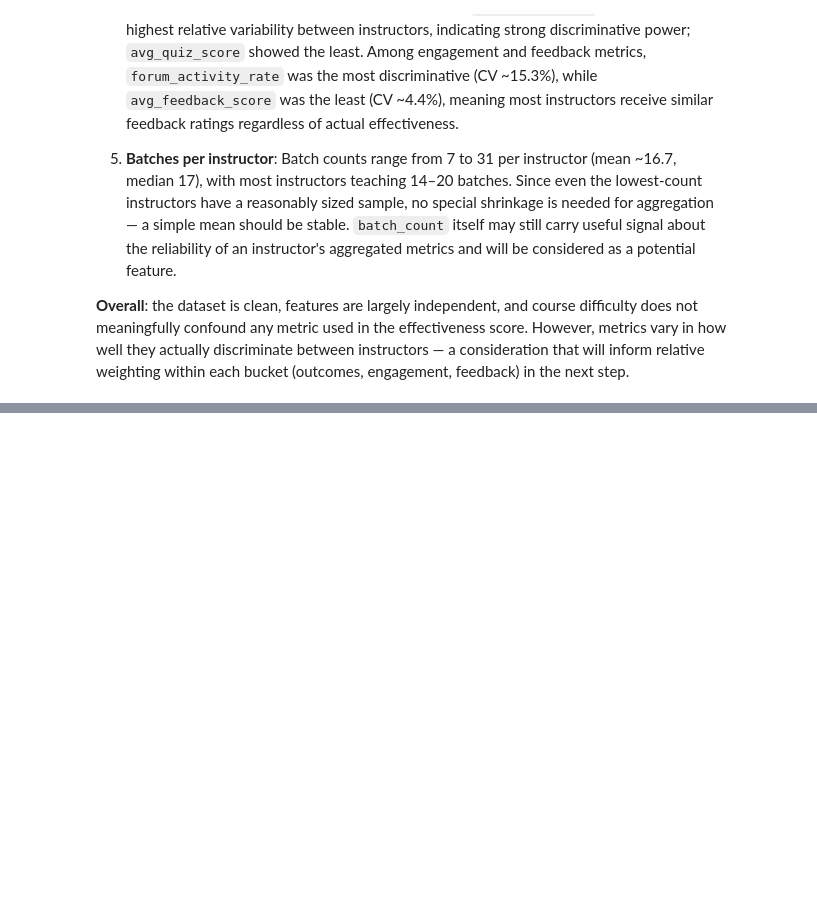
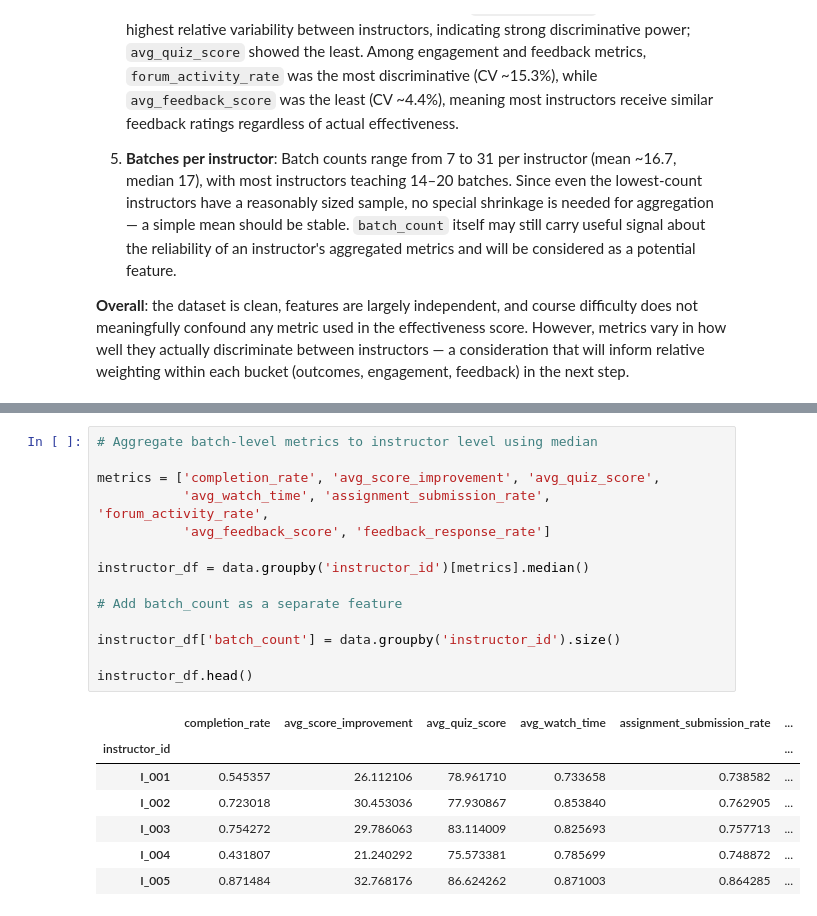
Before and after one commit to AiVeN001/Instructor-effectiveness-modeling, a Jupyter notebook: Assignment.ipynb, the cells around one changed output, grey strips where cells are left out. Drawn from its saved outputs; the diff is of its cells as text; blank space fills up the shorter version.

```diff
--- a/Assignment.ipynb
+++ b/Assignment.ipynb
@@ -504,0 +642,22 @@ weighting within each bucket (outcomes, engagement, feedback) in the next step.
+# %%
+# Aggregate batch-level metrics to instructor level using median
+
+metrics = ['completion_rate', 'avg_score_improvement', 'avg_quiz_score',
+           'avg_watch_time', 'assignment_submission_rate', 'forum_activity_rate',
+           'avg_feedback_score', 'feedback_response_rate']
+
+instructor_df = data.groupby('instructor_id')[metrics].median()
+
+# Add batch_count as a separate feature
+
+instructor_df['batch_count'] = data.groupby('instructor_id').size()
+
+instructor_df.head()
+# %% [output]
+|  | completion_rate | avg_score_improvement | avg_quiz_score | avg_watch_time | assignment_submission_rate | ... |
+| instructor_id |  |  |  |  |  | ... |
+| I_001 | 0.545357 | 26.112106 | 78.961710 | 0.733658 | 0.738582 | ... |
+| I_002 | 0.723018 | 30.453036 | 77.930867 | 0.853840 | 0.762905 | ... |
+| I_003 | 0.754272 | 29.786063 | 83.114009 | 0.825693 | 0.757713 | ... |
+| I_004 | 0.431807 | 21.240292 | 75.573381 | 0.785699 | 0.748872 | ... |
+| I_005 | 0.871484 | 32.768176 | 86.624262 | 0.871003 | 0.864285 | ... |
```
Also changed, not shown: parts of 20 cells of this notebook, 1 other file.
